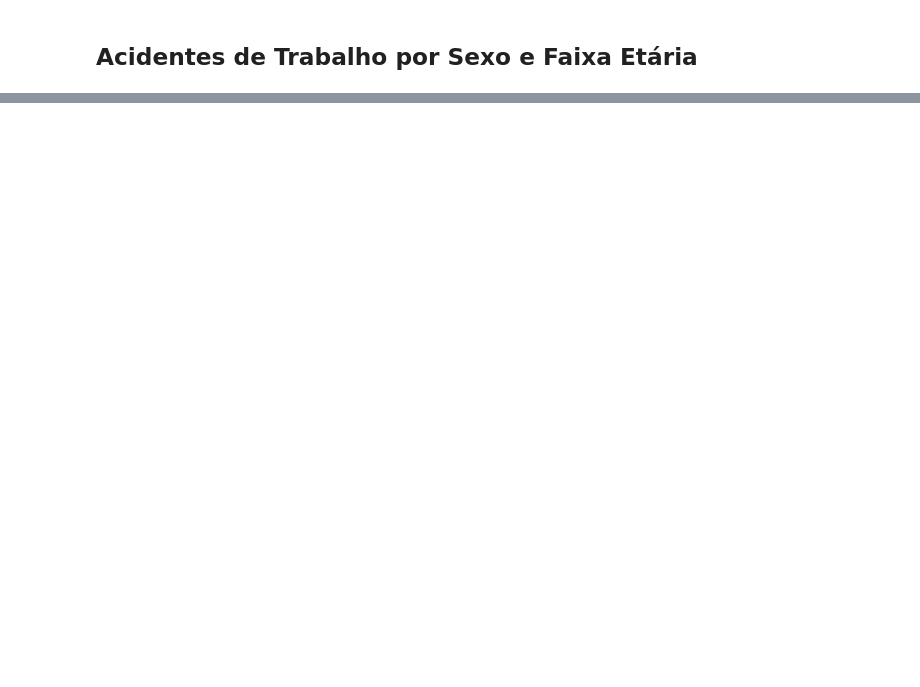
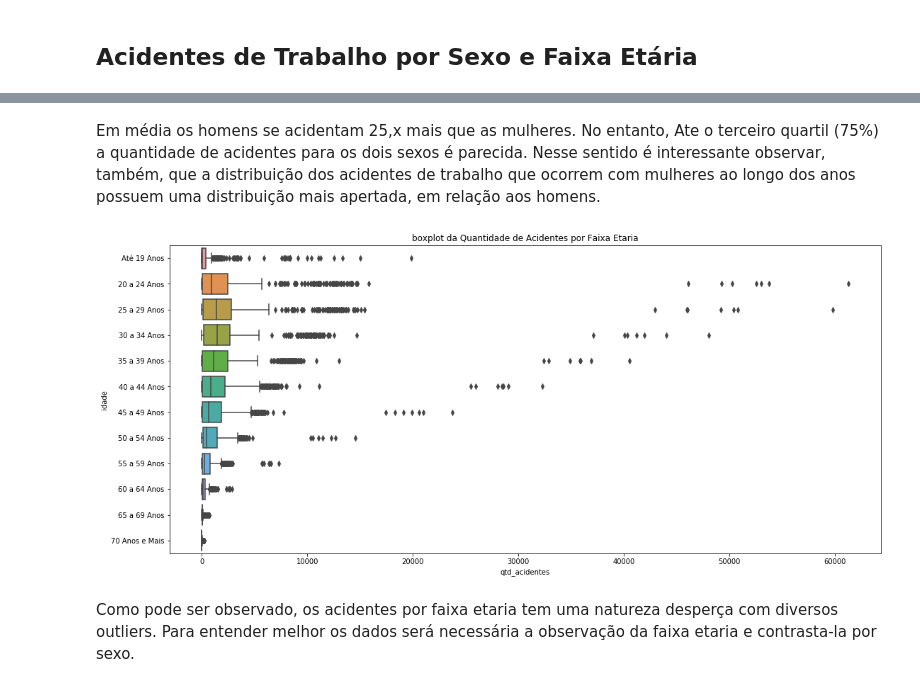
Before and after one commit to lorransr/CAT, a Jupyter notebook: Acidentes_de_Trabalho.ipynb, the cells around one changed output, grey strips where cells are left out. Cells and saved outputs as stored; diff of their text form; code cells hidden in the pictures; blank space fills up the shorter version.

```diff
--- a/Acidentes_de_Trabalho.ipynb
+++ b/Acidentes_de_Trabalho.ipynb
@@ -455,0 +576,13 @@ heat_map
+# %% [markdown]
+Em média os homens se acidentam 25,x mais que as mulheres. No entanto, Ate o terceiro quartil (75%) a quantidade de acidentes para os dois sexos é parecida. Nesse sentido é interessante observar, também, que a distribuição dos acidentes de trabalho que ocorrem com mulheres ao longo dos anos possuem  uma distribuição mais apertada, em relação aos homens.
+# %%
+plt.figure(figsize = (18,8))
+
+g = sns.boxplot(data = df_agesex,
+                y = "idade",
+                x = "qtd_acidentes")
+g.set_title("boxplot da Quantidade de Acidentes por Faixa Etaria");
+# %% [output]
+[figure, added]
+# %% [markdown]
+Como pode ser observado, os acidentes por faixa etaria tem uma natureza desperça com diversos outliers. Para entender melhor os dados será necessária a observação da faixa etaria e contrasta-la por sexo.
```
Also changed, not shown: parts of 29 cells of this notebook.
